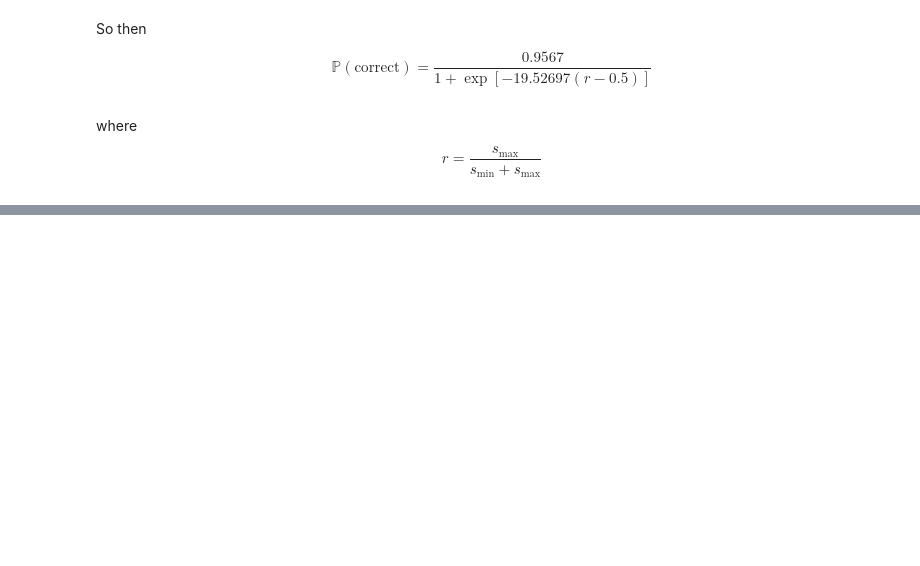
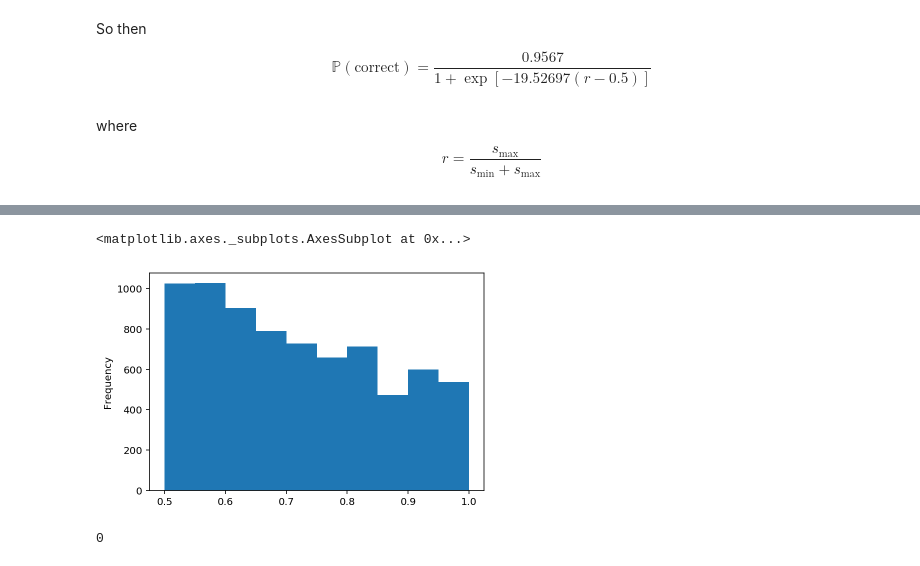
Before and after one commit to stsievert/salmon, a Jupyter notebook: examples/datasets/strange-fruit-triplet/noise-model.ipynb, the cells around one changed output, grey strips where cells are left out. Drawn from its saved outputs; the diff is of its cells as text; code cells hidden in the pictures; blank space fills up the shorter version.

```diff
--- a/examples/datasets/strange-fruit-triplet/noise-model.ipynb
+++ b/examples/datasets/strange-fruit-triplet/noise-model.ipynb
@@ -112,0 +130,5 @@ where $$r = \frac{s_{\max}}{s_{\min} + s_{\max}}$$
+# %%
+df["ratio_rounded"].plot.hist()
+# %% [output]
+<matplotlib.axes._subplots.AxesSubplot at 0x...>
+[figure, added]
@@ -112,0 +173,4 @@ where $$r = \frac{s_{\max}}{s_{\min} + s_{\max}}$$
+# %%
+strange_fruit(0, 1, 3)
+# %% [output]
+0
```
Also changed, not shown: parts of 8 cells of this notebook, 3 other files.
